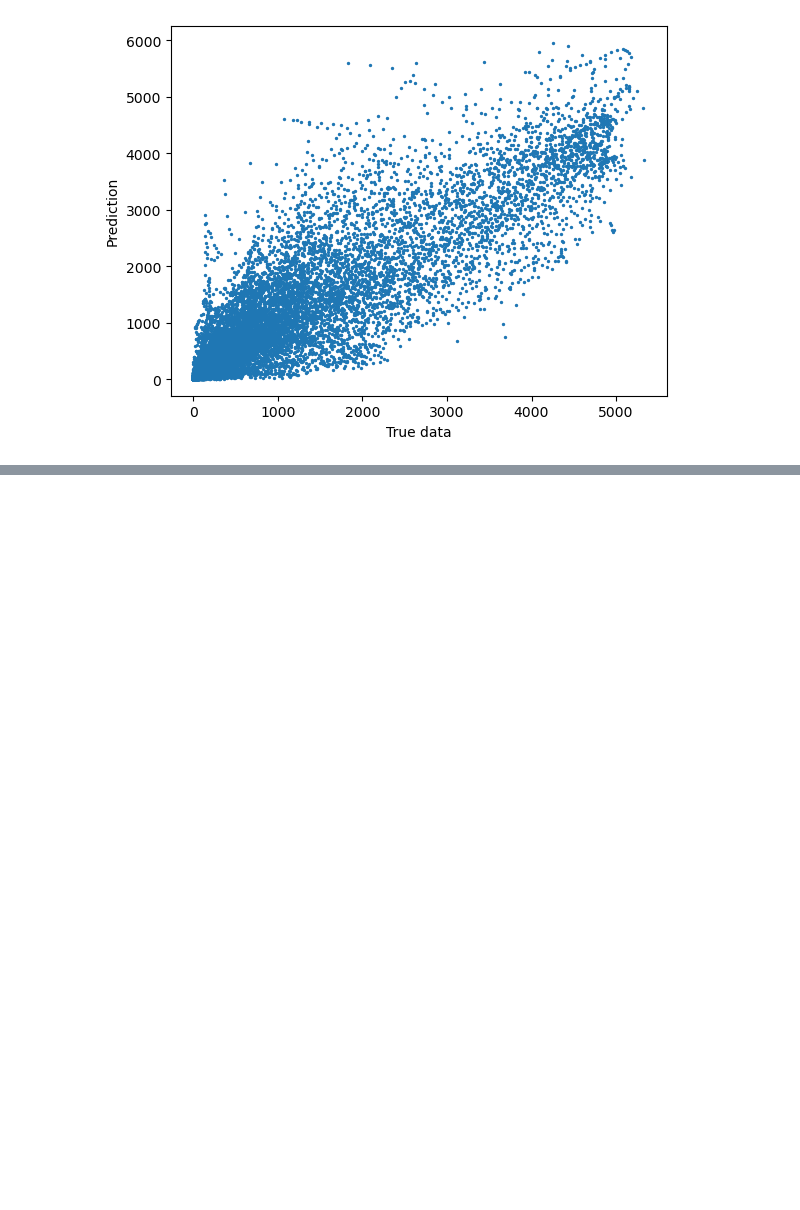
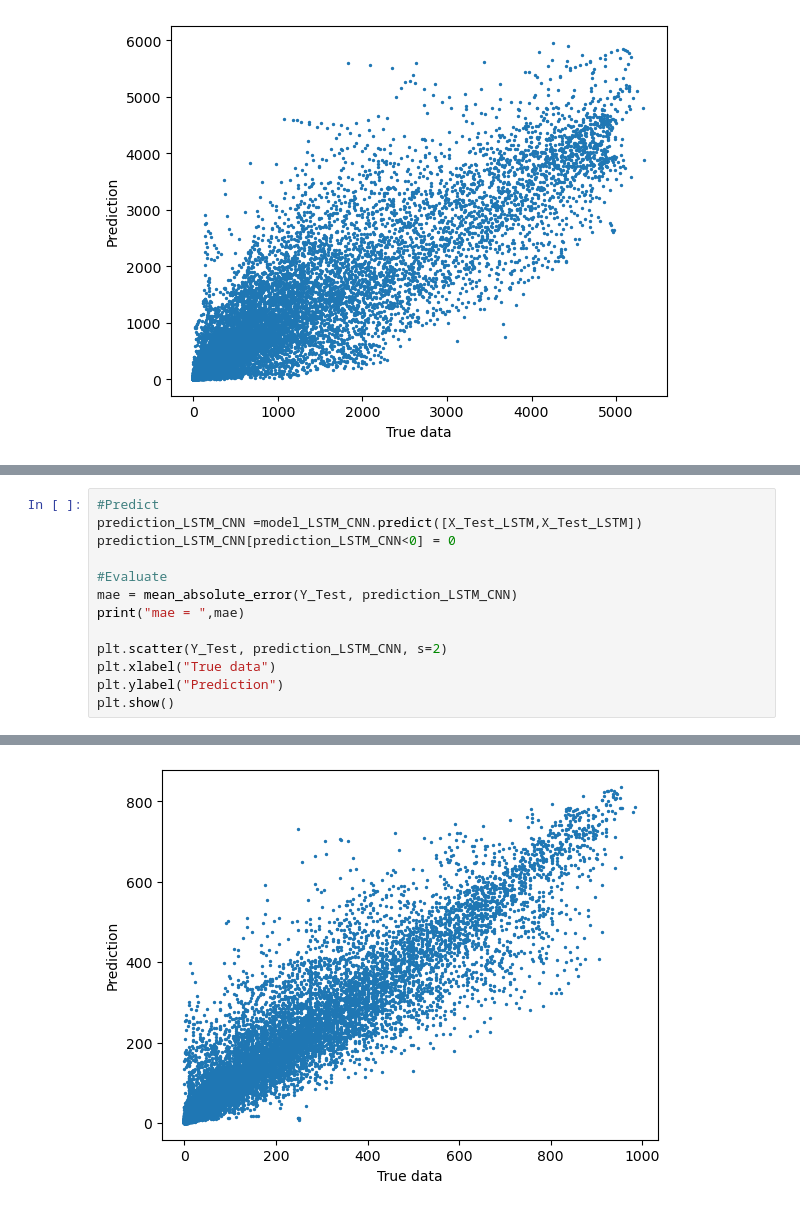
Before and after one commit to hugokerino/Energy-forecasting-NTNU, a Jupyter notebook: data/Hugo/notebook_hugo.ipynb, the cells around one changed output, grey strips where cells are left out. Cells and saved outputs as stored; diff of their text form; blank space fills up the shorter version.

```diff
--- a/data/Hugo/notebook_hugo.ipynb
+++ b/data/Hugo/notebook_hugo.ipynb
@@ -2503,0 +2767,14 @@ plt.show()
+# %%
+#Predict
+prediction_LSTM_CNN =model_LSTM_CNN.predict([X_Test_LSTM,X_Test_LSTM])
+prediction_LSTM_CNN[prediction_LSTM_CNN<0] = 0
+
+#Evaluate
+mae = mean_absolute_error(Y_Test, prediction_LSTM_CNN)
+print("mae = ",mae)
+
+plt.scatter(Y_Test, prediction_LSTM_CNN, s=2)
+plt.xlabel("True data")
+plt.ylabel("Prediction")
+plt.show()
+# %% [output]
@@ -2503,0 +2783 @@ plt.show()
+[figure, added]
```
Also changed, not shown: parts of 35 cells of this notebook.
